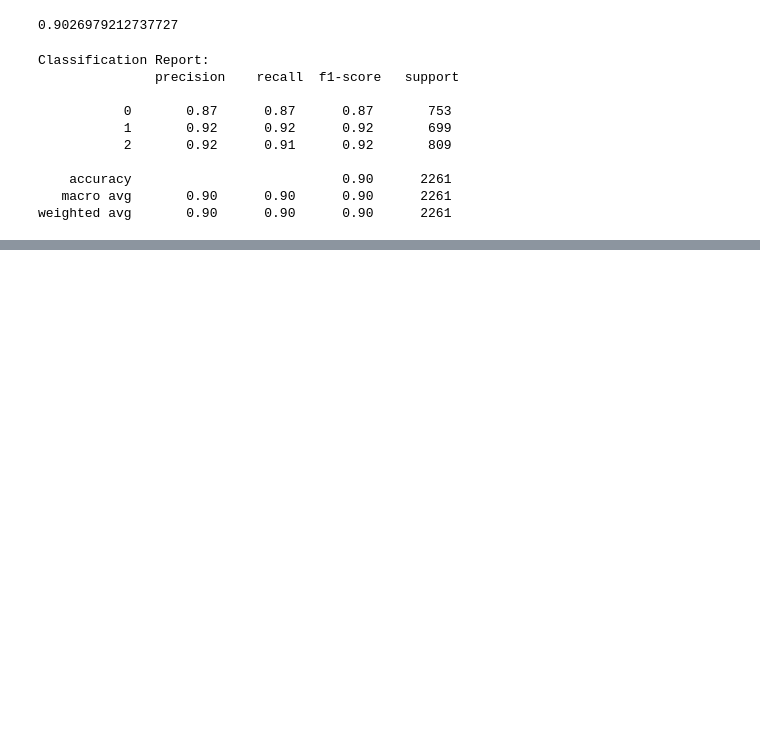
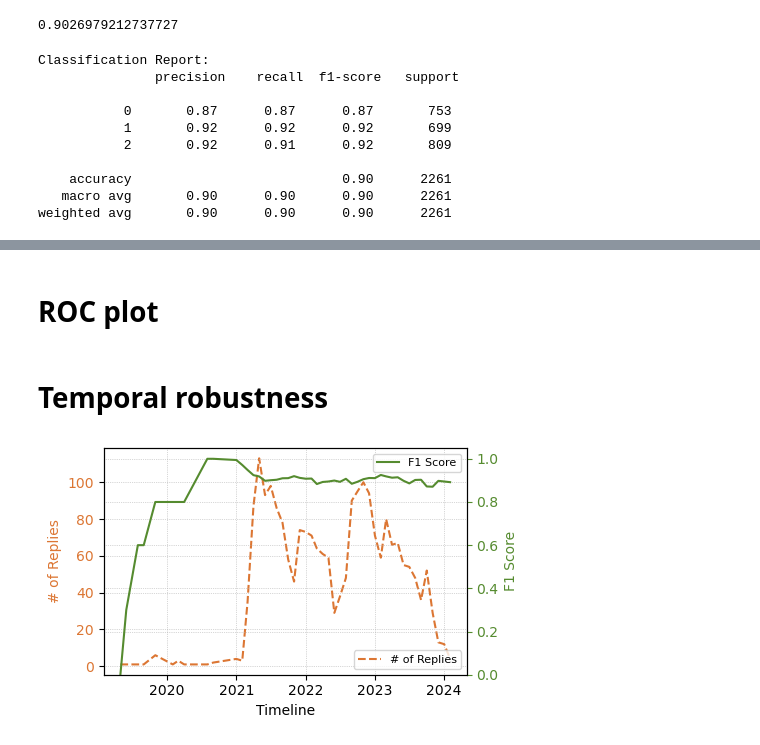
Before and after one commit to kamalravi/TelegramThreatLevel, a Jupyter notebook: XAI/1_FineTune_Pretrained_RoBERTa.ipynb, the cells around one changed output, grey strips where cells are left out. Drawn from its saved outputs; the diff is of its cells as text; code cells hidden in the pictures; blank space fills up the shorter version.

```diff
--- a/XAI/1_FineTune_Pretrained_RoBERTa.ipynb
+++ b/XAI/1_FineTune_Pretrained_RoBERTa.ipynb
@@ -90,0 +177,2 @@ plt.show()
+# %% [markdown]
+# ROC plot
@@ -90,0 +216,77 @@ plt.show()
+# %% [markdown]
+# Temporal robustness
+# %%
+import pandas as pd
+import matplotlib.pyplot as plt
+from sklearn.metrics import f1_score
+from scipy.signal import savgol_filter
+
+# Sample DataFrame (replace with your actual data)
+df = df60k.copy()
+
+# 1. Convert 'replyDate' from Unix timestamp to datetime
+df['replyDate'] = pd.to_datetime(df['replyDate'], unit='s')
+
+# 2. Extract month and year from 'replyDate'
+df['month'] = df['replyDate'].dt.to_period('M')
+
+# 3. Calculate F1 score (weighted) and count texts per month
+monthly_f1_scores = []
+monthly_counts = []
+sorted_months = []
+
+for month, group in df.groupby('month'):
+    f1 = f1_score(group['Label'], group['y_pred'], average='weighted')
+    monthly_f1_scores.append(f1)
+    monthly_counts.append(len(group))
+    sorted_months.append(month)
+
+# 4. Sort the data by month in ascending order
+sorted_indices = sorted(range(len(sorted_months)), key=lambda i: sorted_months[i])
+sorted_months = [sorted_months[i] for i in sorted_indices]
+monthly_f1_scores = [monthly_f1_scores[i] for i in sorted_indices]
+monthly_counts = [monthly_counts[i] for i in sorted_indices]
+
+# Convert sorted months to datetime for plotting
+months = pd.to_datetime([str(m) for m in sorted_months])
+
+# 5. Adjust the window size for Savitzky-Golay filter
+# Apply Savitzky-Golay filter to smooth the F1 score
+smoothed_f1_scores = savgol_filter(monthly_f1_scores, 5, 1)  # Window size, polynomial order
+# smoothed_f1_scores = monthly_f1_scores
+
+# 6. Plotting
+fig, ax1 = plt.subplots(figsize=(5, 3))
+
+# Plot the number of texts (left y-axis)
+ax1.plot(months, monthly_counts, linestyle='--', color='#DC7633', label='# of Replies')
+ax1.set_xlabel('Timeline')
+ax1.set_ylabel('# of Replies', color='#DC7633')
+ax1.tick_params(axis='y', labelcolor='#DC7633')
+
+# 7. Create the second y-axis for F1 score
+ax2 = ax1.twinx()
+ax2.plot(months, smoothed_f1_scores, color='#558B2F', label='F1 Score')
+ax2.set_ylabel('F1 Score', color='#558B2F')
+ax2.tick_params(axis='y', colors='#558B2F')
+
+# Ensure F1 score axis starts at 0 and does not show negative values
+ax2.set_ylim(bottom=0)
+
+# Add legends for both plots
+ax1.legend(loc='lower right', fontsize=8)
+ax2.legend(loc='upper right', fontsize=8)
+
+# Add grid lines
+ax1.grid(True, which='both', linestyle=':', linewidth=0.5)
+ax2.grid(True, which='both', linestyle=':', linewidth=0.5)
+
+# 8. Final formatting
+# fig.suptitle('Monthly Number of Texts and Weighted F1 Scores (Smoothed and Original)')
+fig.tight_layout()
+
+plt.savefig('/home/ravi/raviProject/DataModelsResults/Results/PreTrainAgain_FineTune_RoBERTa_400/preTrainedModel/CustomPreTrainedClassifier/Temporal_F1_preTrainFT_RoBERTa_60kSteps.png', format='png', dpi=1200)
+
+plt.show()
+# %% [output]
+[figure, added]
```
Also changed, not shown: parts of 9 cells of this notebook, 4 other files.
